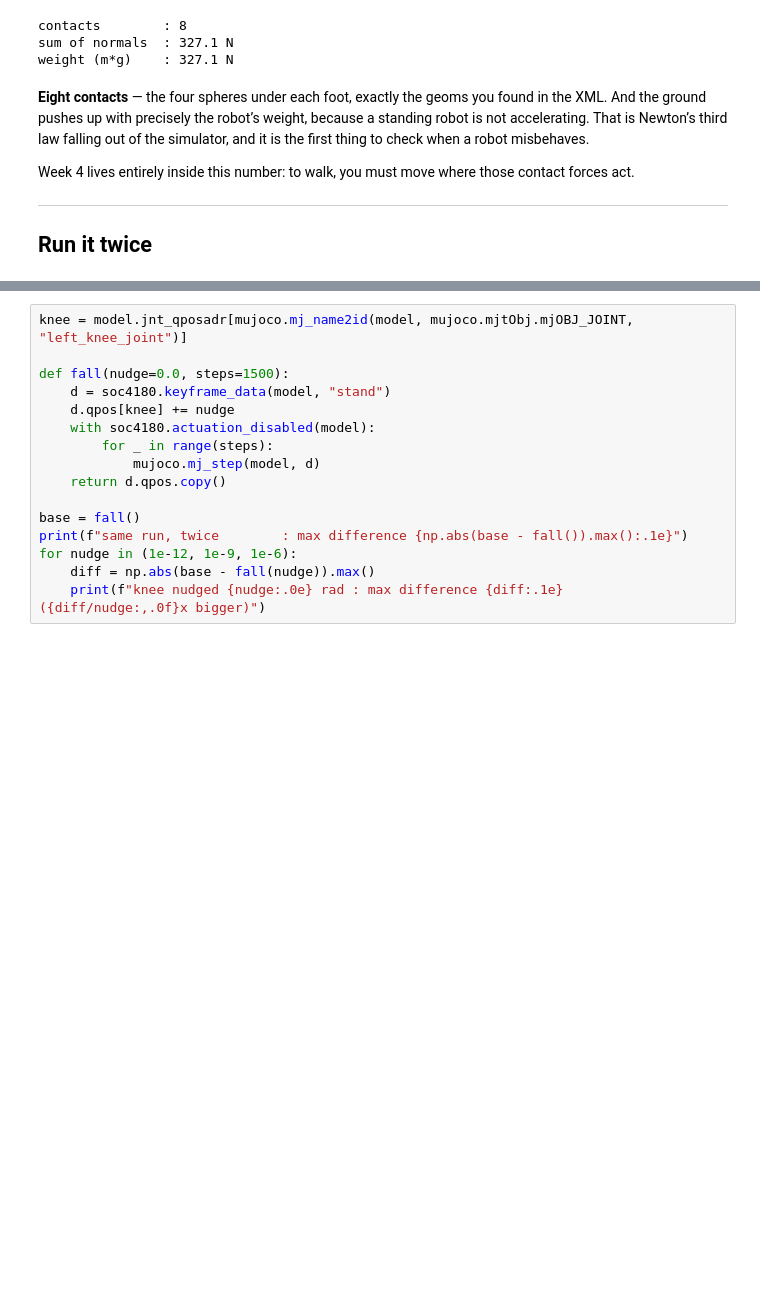
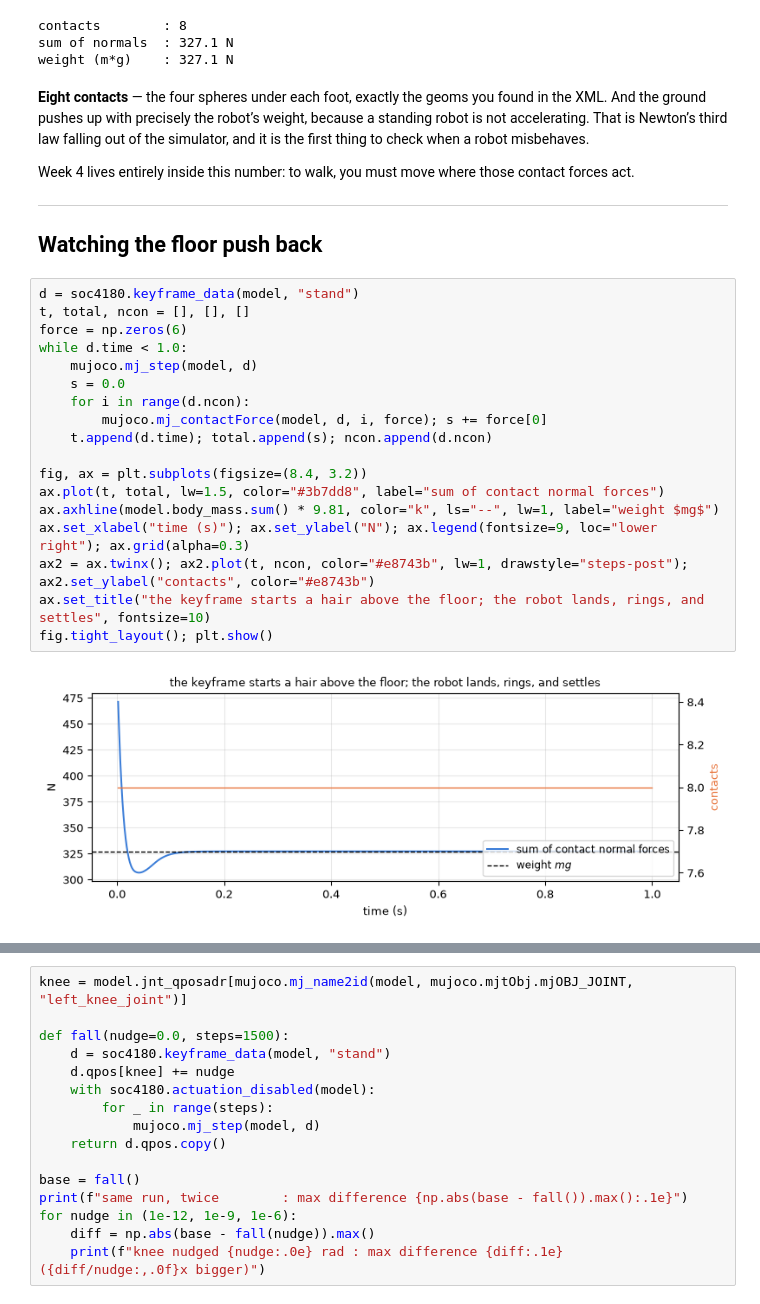
Before and after one commit to gnoejh/soc4180, a Jupyter notebook: weeks/01-intro/lab.ipynb, the cells around one changed output, grey strips where cells are left out. Drawn from its saved outputs; the diff is of its cells as text; blank space fills up the shorter version.

```diff
--- a/weeks/01-intro/lab.ipynb
+++ b/weeks/01-intro/lab.ipynb
@@ -928,4 +959,24 @@ those contact forces act.
 
 ------------------------------------------------------------------------
 
-## Run it twice
+## Watching the floor push back
+# %%
+d = soc4180.keyframe_data(model, "stand")
+t, total, ncon = [], [], []
+force = np.zeros(6)
+while d.time < 1.0:
+    mujoco.mj_step(model, d)
+    s = 0.0
+    for i in range(d.ncon):
+        mujoco.mj_contactForce(model, d, i, force); s += force[0]
+    t.append(d.time); total.append(s); ncon.append(d.ncon)
+
+fig, ax = plt.subplots(figsize=(8.4, 3.2))
+ax.plot(t, total, lw=1.5, color="#3b7dd8", label="sum of contact normal forces")
+ax.axhline(model.body_mass.sum() * 9.81, color="k", ls="--", lw=1, label="weight $mg$")
+ax.set_xlabel("time (s)"); ax.set_ylabel("N"); ax.legend(fontsize=9, loc="lower right"); ax.grid(alpha=0.3)
+ax2 = ax.twinx(); ax2.plot(t, ncon, color="#e8743b", lw=1, drawstyle="steps-post"); ax2.set_ylabel("contacts", color="#e8743b")
+ax.set_title("the keyframe starts a hair above the floor; the robot lands, rings, and settles", fontsize=10)
+fig.tight_layout(); plt.show()
+# %% [output]
+[figure, added]
```
Also changed, not shown: parts of 11 cells of this notebook, 44 other files.
